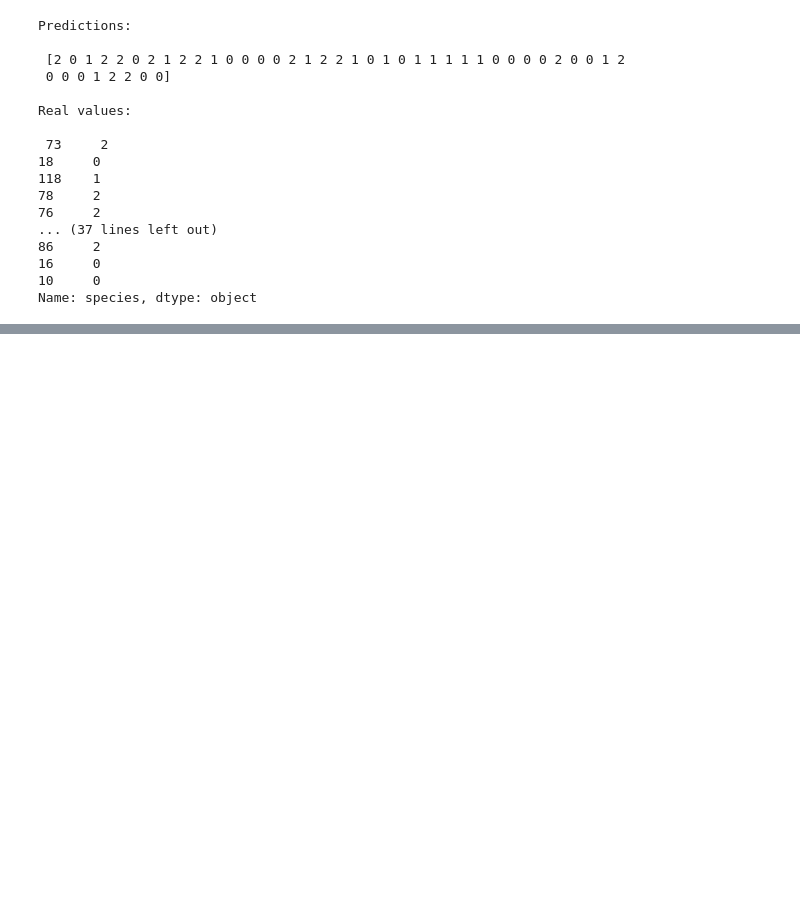
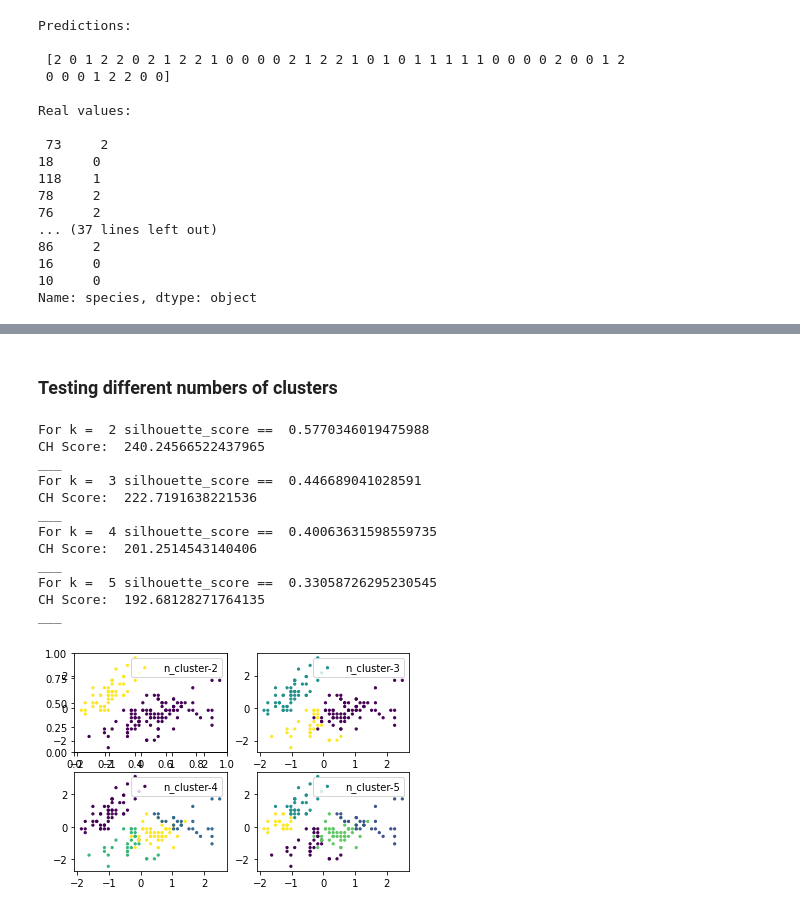
Before and after one commit to lynda-trad/Iris, a Jupyter notebook: Iris.ipynb, the cells around one changed output, grey strips where cells are left out. Saved outputs shown, nothing was run; the diff lists cells and outputs as text; code cells hidden in the pictures; blank space fills up the shorter version.

```diff
--- a/Iris.ipynb
+++ b/Iris.ipynb
@@ -448,0 +566,30 @@ joblib.dump(bst, 'bst_model.pkl', compress=True)
+# %% [markdown]
+### Testing different numbers of clusters
+# %%
+silhouette_scores = []
+f = plt.figure()
+f.add_subplot(2, 2, 1)
+for i in range(2, 6):
+    ac = AgglomerativeClustering(n_clusters=i)
+    aggloclust=ac.fit(X)
+    print("For k = ", i, "silhouette_score == ", silhouette_score(X, ac.fit_predict(X)))
+    print("CH Score: ", calinski_harabasz_score(X, ac.labels_))
+    print("___")
+    f.add_subplot(2, 2, i-1)
+    plt.scatter(X[:,0], X[:,1], s=5, c=aggloclust.labels_, label="n_cluster-"+str(i))
+    plt.legend()
+plt.show()
+# %% [output]
+For k =  2 silhouette_score ==  0.5770346019475988
+CH Score:  240.24566522437965
+___
+For k =  3 silhouette_score ==  0.446689041028591
+CH Score:  222.7191638221536
+___
+For k =  4 silhouette_score ==  0.40063631598559735
+CH Score:  201.2514543140406
+___
+For k =  5 silhouette_score ==  0.33058726295230545
+CH Score:  192.68128271764135
+___
+[figure, added]
```
Also changed, not shown: parts of 49 cells of this notebook.
